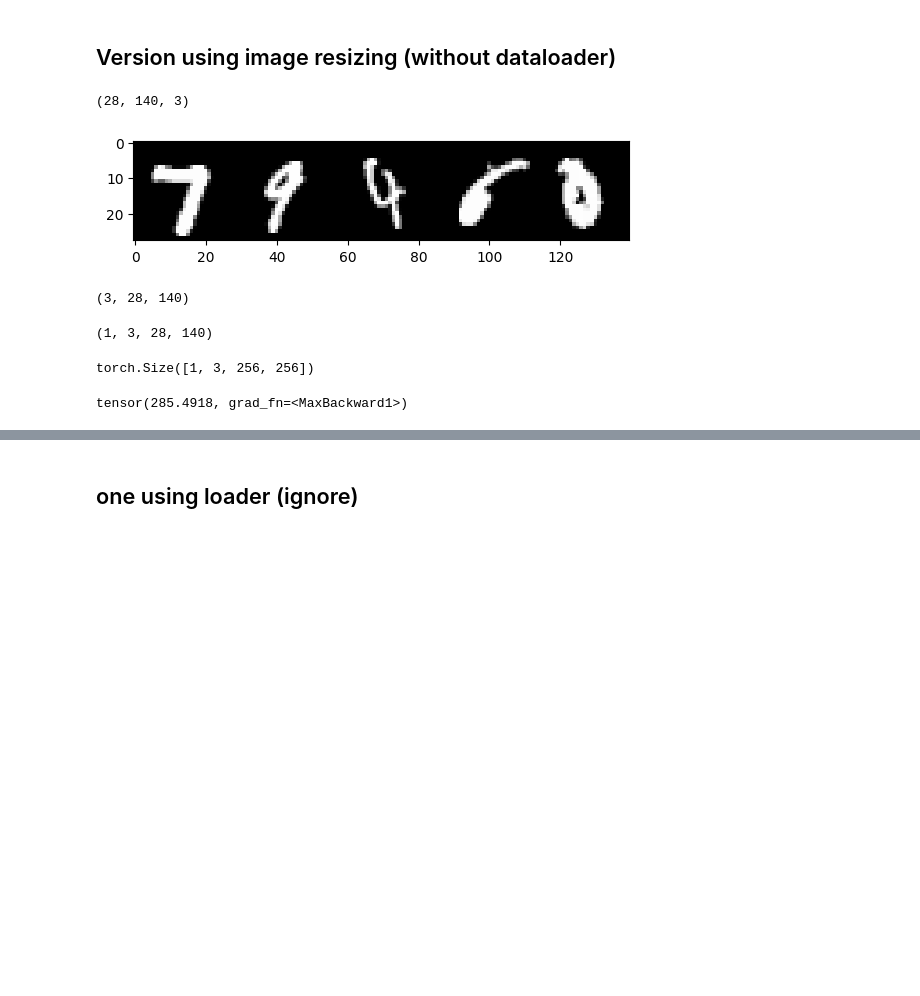
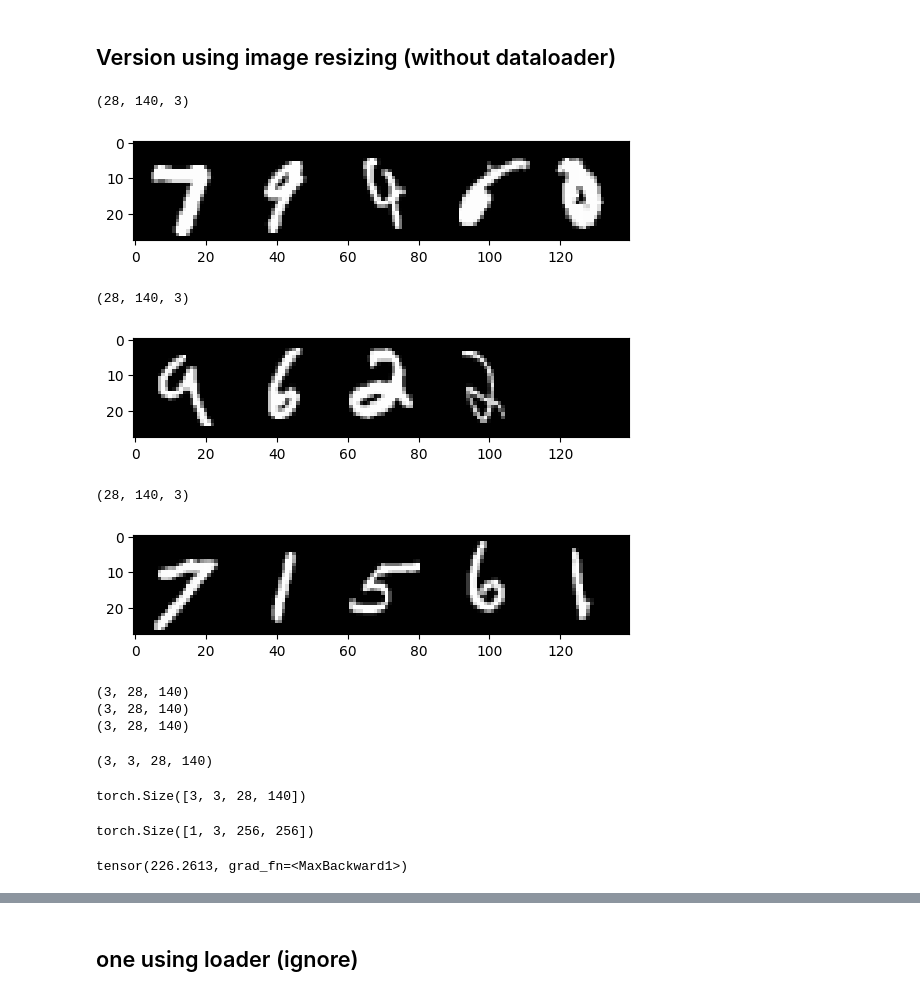
Before and after one commit to d-guo/e6998-5_final_project, a Jupyter notebook: poc_gradient_wrt_input_resized.ipynb, the cells around one changed output, grey strips where cells are left out. Saved outputs shown, nothing was run; the diff lists cells and outputs as text; code cells hidden in the pictures; blank space fills up the shorter version.

Commit message:
batch input to yolo

```diff
--- a/poc_gradient_wrt_input_resized.ipynb
+++ b/poc_gradient_wrt_input_resized.ipynb
@@ -63,39 +63,64 @@ trainer.set_model_attributes()
 # %% [markdown]
 ## Version using image resizing (without dataloader)
 # %%
-org_img = cv2.imread('data/YOLO_data_dg/images/100.png')
-print(org_img.shape)
-plt.imshow(org_img)
-plt.show()
+imgs = []
+org_img1 = cv2.imread('data/YOLO_data_dg/images/100.png')
+org_img2 = cv2.imread('data/YOLO_data_dg/images/101.png')
+org_img3 = cv2.imread('data/YOLO_data_dg/images/102.png')
+
+imgs.append(org_img1)
+imgs.append(org_img2)
+imgs.append(org_img3)
+
+for i in imgs:
+    print(i.shape)
+    plt.imshow(i)
+    plt.show()
 # %% [output]
 (28, 140, 3)
 [figure]
+(28, 140, 3)
+[figure, added]
+(28, 140, 3)
+[figure, added]
 # %%
 # so that the channel comes first (xdim, ydim, channel) -> (channel, xdim, ydim); threw an error when order different
 # error: expected input[1, 128, 128, 3] to have 3 channels, but got 128 channels instead
-input_img = np.moveaxis(org_img, -1, 0)
-print(input_img.shape)
 
-input_img = np.expand_dims(input_img, axis=0)
-# input_img = np.expand_dims(input_img, axis=0)# to add (1,1,)
-input_img.shape
+imgs_ls = []
+for img in imgs:
+    img = np.moveaxis(img, -1, 0)
+    print(img.shape)
+
+#     img = np.expand_dims(img, axis=0)
+    # input_img = np.expand_dims(input_img, axis=0)# to add (1,1,)
+#     print(img.shape)
+    imgs_ls.append(img)
 # %% [output]
 (3, 28, 140)
+(3, 28, 140)
+(3, 28, 140)
-(1, 3, 28, 140)
+# %%
+batch_imgs = np.stack([imgs_ls[0], imgs_ls[1], imgs_ls[2]])
+batch_imgs.shape
+# %% [output]
+(3, 3, 28, 140)
 # %%
 # set requires_grad to be true for the original image (1,3,28,140) before (1,3,128,128)
-tensor_img = torch.tensor(np.array(input_img, dtype='float32'), requires_grad=True)
-tensor_img.shape
+
+batch_tensor_img = torch.tensor(np.array(batch_imgs, dtype='float32'), requires_grad=True)
+print(batch_tensor_img.shape)
 
 # resize the image for YOLO
-tensor_img_resized = resize_right.resize(tensor_img, out_shape=(1,3,256,256))
-tensor_img_resized.shape
+batch_tensor_img_resized = resize_right.resize(batch_tensor_img, out_shape=(1,3,256,256))
+batch_tensor_img_resized.shape
 # %% [output]
-torch.Size([1, 3, 256, 256])
+torch.Size([3, 3, 28, 140])
+torch.Size([1, 3, 256, 256])
 # %%
-tensor_img_resized.max()
+batch_tensor_img_resized.max()
 # %% [output]
-tensor(285.4918, grad_fn=<MaxBackward1>)
+tensor(226.2613, grad_fn=<MaxBackward1>)
 # %%
 # definining batch with true label and bboxes to calculate the loss
 
```
Also changed, not shown: parts of 7 cells of this notebook, 2 other files.
